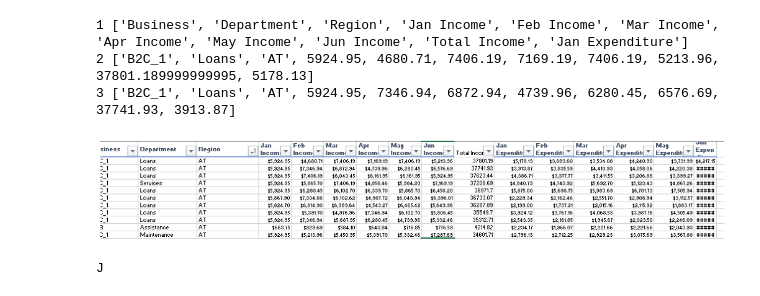
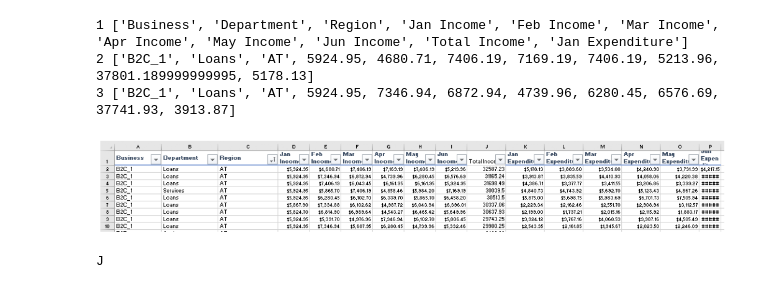
Before and after one commit to ripal64/Python_Excel_Automation, a Jupyter notebook: Budget_UseCase_Module_4_v2_practice.ipynb, the cells around one changed output. Saved outputs shown, nothing was run; the diff lists cells and outputs as text; code cells hidden in the pictures.

```diff
--- a/Budget_UseCase_Module_4_v2_practice.ipynb
+++ b/Budget_UseCase_Module_4_v2_practice.ipynb
@@ -958,14 +958,14 @@ for idx, row in enumerate(sheet['A1:K3']):
 3 ['B2C_1', 'Loans', 'AT', 5924.95, 7346.94, 6872.94, 4739.96, 6280.45, 6576.69, 37741.93, 3913.87]
 # %%
 # display image
-img = mpimg.imread('images/img_1.PNG')
+img = mpimg.imread('images/img_1.png')
 plt.rcParams['figure.figsize'] = [18, 16]
 plt.imshow(img)
 
 plt.axis('off')
 plt.show()
 # %% [output]
-[figure, old version]
+[figure, new version]
 # %%
 # add column letter Total Income ws_loc
 print(total_inc_col_letter)
```
Also changed, not shown: parts of 6 cells of this notebook.
